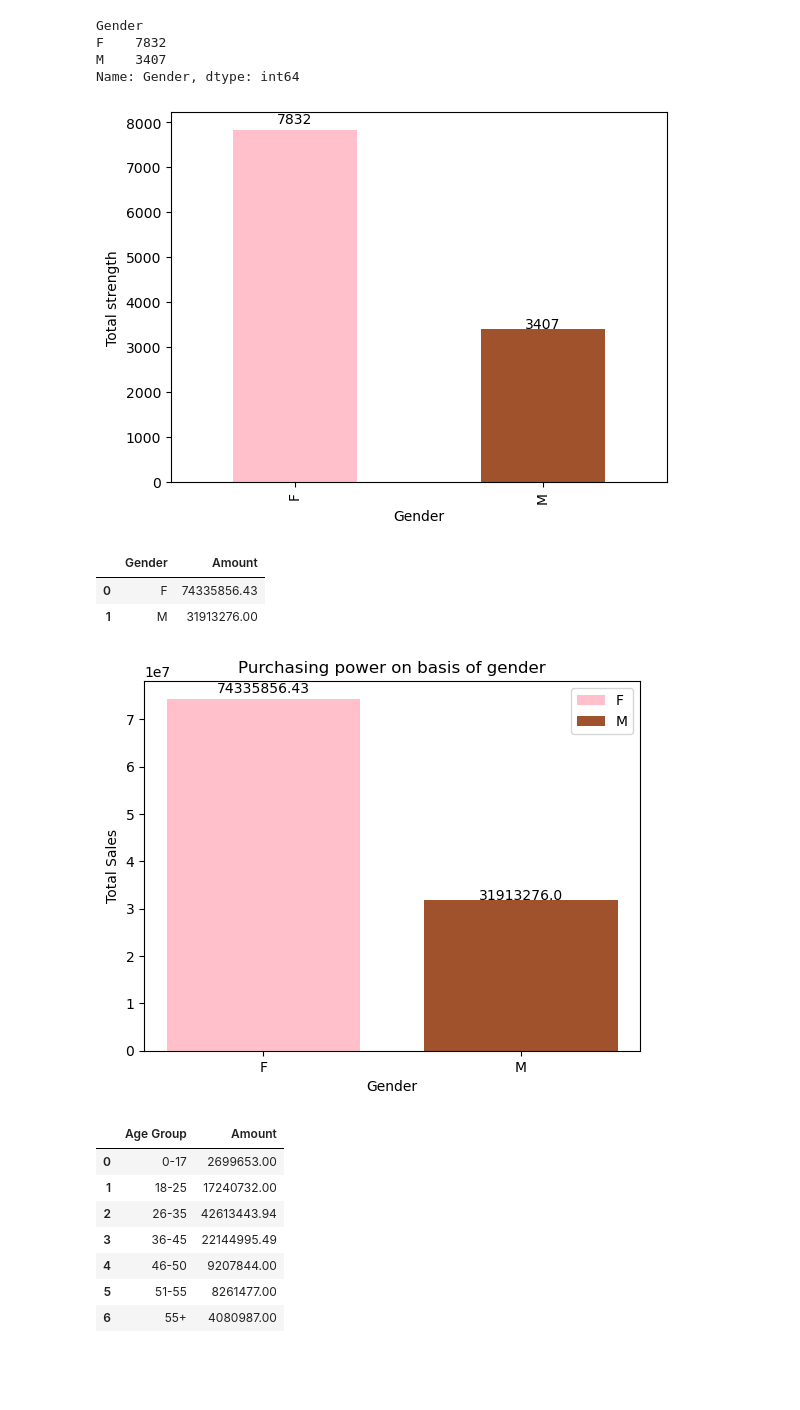
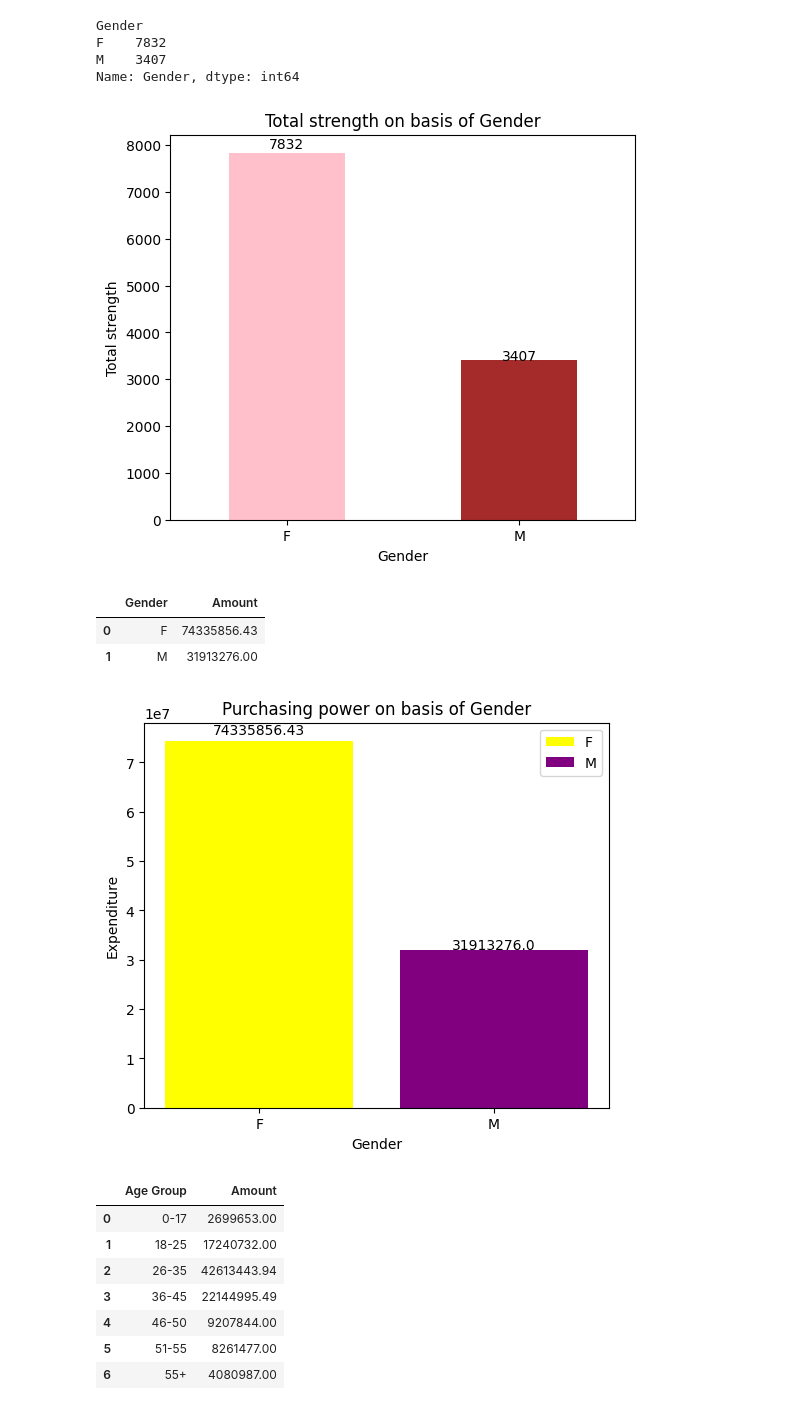
Before and after one commit to jatinrao29/Data-analysis-projects, a Jupyter notebook: Diwali sales analysis using pandas/Diwali project updated.ipynb, the cells around one changed output. Saved outputs shown, nothing was run; the diff lists cells and outputs as text; code cells hidden in the pictures; blank space fills up the shorter version.

```diff
--- a/Diwali sales analysis using pandas/Diwali project updated.ipynb
+++ b/Diwali sales analysis using pandas/Diwali project updated.ipynb
@@ -86,13 +86,17 @@ F    7832
 M    3407
 Name: Gender, dtype: int64
 # %%
-output1=result1.plot(kind="bar",color=["pink","sienna"])
-for a in output1.patches:
-    plt.annotate(a.get_height(),xy=(a.get_x()+a.get_width()/2,a.get_height()*1.03),ha="center",va="center")
+plt.figure(figsize=(6,5))
+output1=result1.plot(kind="bar",color=["pink","brown"])
+for k in output1.patches:
+    plt.annotate(k.get_height(),xy=(k.get_x()+k.get_width()/2,k.get_height()),xytext=(k.get_x()+k.get_width()/2,k.get_height()*1.025),ha="center",va="center")
+plt.xlabel("Gender")
 plt.ylabel("Total strength")
+plt.xticks(rotation="horizontal")
+plt.title("Total strength on basis of Gender")
 plt.show()
 # %% [output]
-[figure, old version]
+[figure, new version]
 # %%
 result2=df.groupby("Gender")["Amount"].sum().sort_values(ascending=False,inplace=False).reset_index(drop=False,inplace=False)
 result2
@@ -102,17 +106,17 @@ result2
 | 1 | M | 31913276.00 |
 # %%
 
-a=plt.bar(result2["Gender"],result2["Amount"],label=result2["Gender"],color=["pink","sienna"],width=0.75)
-for k in a.patches:
-    plt.annotate(k.get_height(),xy=(k.get_x()+k.get_width()/2,k.get_height()*1.027),ha="center",va="center")
-
+plt.figure(figsize=(6,5))
+output2=plt.bar(result2["Gender"],result2["Amount"],label=result2["Gender"],color=["yellow","purple"],tick_label=result2["Gender"])
+for k in output2.patches:
+    plt.annotate(k.get_height(),xy=(k.get_x()+k.get_width()/2,k.get_height()),xytext=(k.get_x()+k.get_width()/2,k.get_height()*1.03),ha="center",va="center")
 plt.xlabel("Gender")
-plt.ylabel("Total Sales")
-plt.title("Purchasing power on basis of gender")
+plt.ylabel("Expenditure")
 plt.legend(loc="best")
+plt.title("Purchasing power on basis of Gender")
 plt.show()
 # %% [output]
-[figure, old version]
+[figure, new version]
 # %%
 result3=df.groupby("Age Group")["Amount"].sum().reset_index(drop=False,inplace=False)
 result3
```
Also changed, not shown: parts of 7 cells of this notebook, 9 other files.
